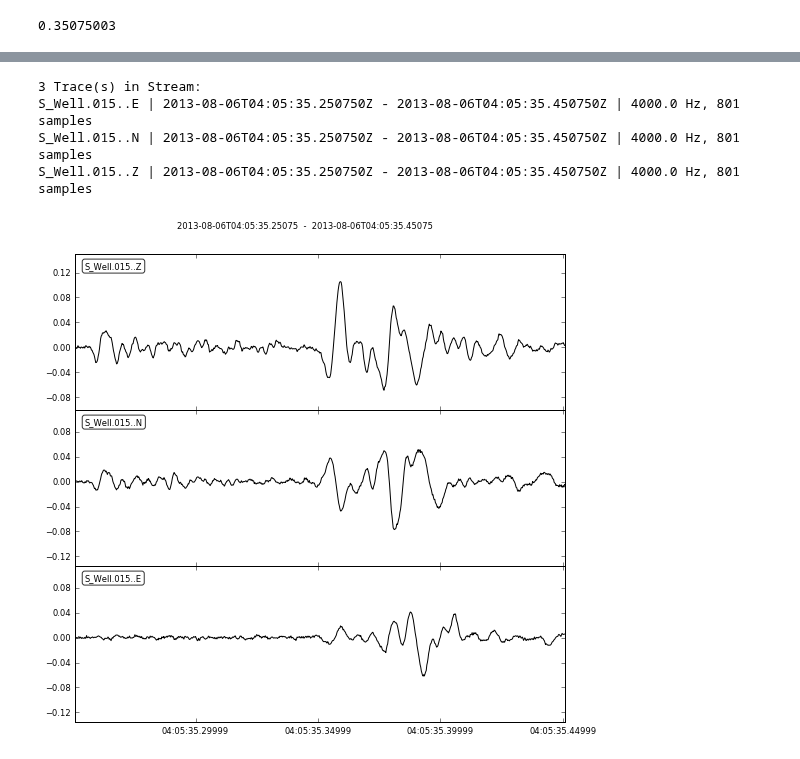
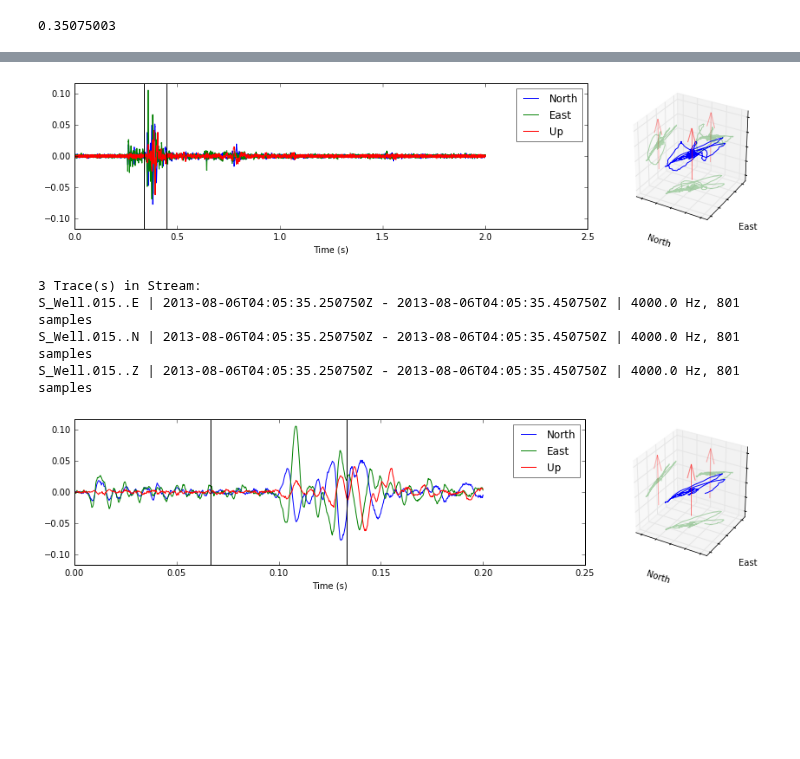
Before and after one commit to JackWalpole/splitwavepy, a Jupyter notebook: devel/Microseismic.ipynb, the cells around one changed output, grey strips where cells are left out. Drawn from its saved outputs; the diff is of its cells as text; code cells hidden in the pictures; blank space fills up the shorter version.

```diff
--- a/devel/Microseismic.ipynb
+++ b/devel/Microseismic.ipynb
@@ -31,3 +33,8 @@ t.plot()
+# %%
+t.set_window(0.34,0.45,tukey=0.1)
+t.plot()
+# %% [output]
+[figure, added]
 # %%
 s = st.copy()
 stime = s[0].stats.starttime + s[0].stats.sac['t1']
@@ -38,8 +45,7 @@ S_Well.015..E | 2013-08-06T04:05:35.250750Z - 2013-08-06T04:05:35.450750Z | 4000
 S_Well.015..N | 2013-08-06T04:05:35.250750Z - 2013-08-06T04:05:35.450750Z | 4000.0 Hz, 801 samples
 S_Well.015..Z | 2013-08-06T04:05:35.250750Z - 2013-08-06T04:05:35.450750Z | 4000.0 Hz, 801 samples
 # %%
-s.plot()
-t = sw.Trio(s[1].data,s[2].data,s[0].data)
-w = sw.Window(101,20)
+t = sw.Trio(s[1].data,s[2].data,s[0].data,delta=delta)
+t.plot()
 # %% [output]
-[figure, old version]
+[figure, new version]
```
Also changed, not shown: parts of 15 cells of this notebook, 1 other file.
